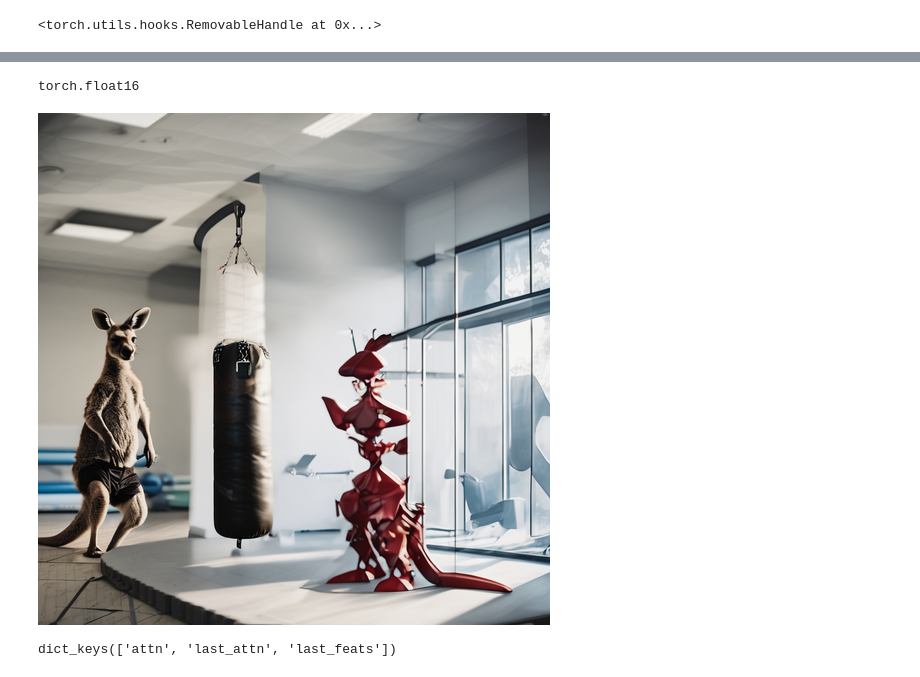
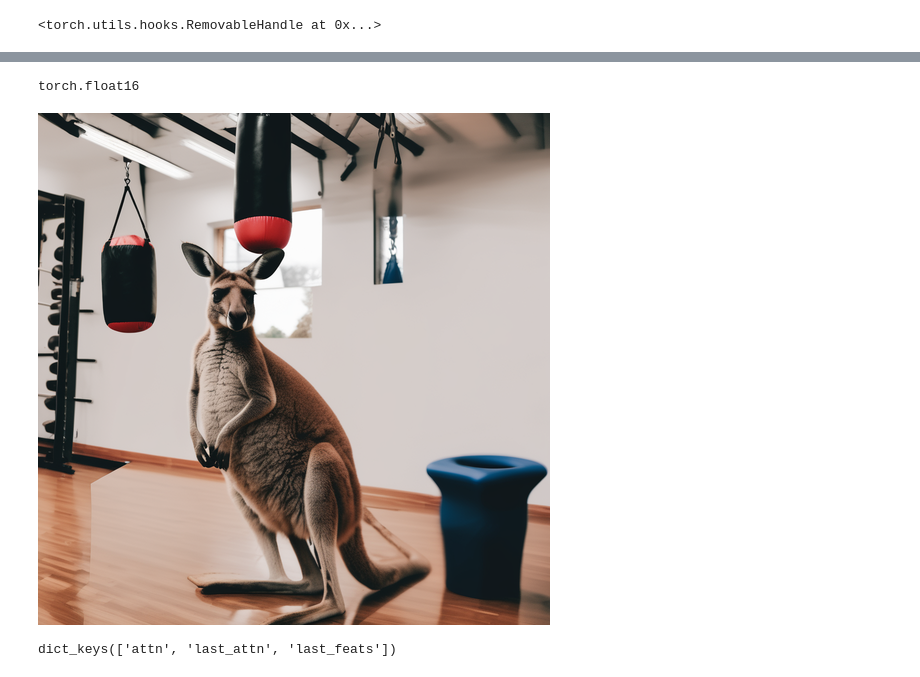
Before and after one commit to Palandr123/ML-project, a Jupyter notebook: Demo.ipynb, the cells around one changed output, grey strips where cells are left out. Cells and saved outputs as stored; diff of their text form; code cells hidden in the pictures.

```diff
--- a/Demo.ipynb
+++ b/Demo.ipynb
@@ -772,7 +758,7 @@ sg_edits = {
     ],
     'attn': [
         {
-        'words': ['photo', 'gym', 'punching bag'],
+        'words': ['photo', 'gym', 'kangaroo','punching bag'],
          'fn': SelfGuidanceEdits.silhouette,
          'kwargs': {
                  # 'dx': -0.5
@@ -791,7 +777,7 @@ sg_edits = {
          #   'weight': 0.7,
         #},
         {
-              'words': ['kangaroo'],
+              'words': ['punching bag'],
               'fn': SelfGuidanceEdits.change_centroid,
               'kwargs': {
                'shift': (.1, .1),
@@ -801,34 +787,34 @@ sg_edits = {
              # 'tgt': processed_aux
          },
         #{
         #'words': ['kangaroo'],
         # 'fn': SelfGuidanceEdits.silhouette,
         # 'kwargs': {
         #          'dx': -0.5,
         #          'sx': 1.5,
         #          'sy': 1.5,
         #     },
         #  'weight': 5.0,
         #  'tgt': processed_aux
         #},
     ]
 }
 
 # How many sampling steps to take
 num_inference_steps = 300 # @param {type:"integer"}
 # To avoid numerical underflow, scale loss by this amount and then divide gradients after backprop
 sg_loss_rescale = 1000. # @param {type: "number"}
 # Weight on self guidance term in sampling
 sg_grad_wt = 1000. # @param {type: "number"}
 # Step # to start self guidance.
 sg_t_start = 20 # @param {type:"integer"}
 # Step # to end self guidance.
 sg_t_end = 280 # @param {type:"integer"}
 out = base(prompt=[prompt]*n_img, sg_grad_wt=sg_grad_wt, sg_edits=sg_edits, num_inference_steps=num_inference_steps, sg_loss_rescale=sg_loss_rescale, debug=False, sg_t_start=sg_t_start, sg_t_end=sg_t_end, latents=latents).images
 concat_images(out)
 # %% [output]
 torch.float16
-[figure, old version]
+[figure, new version]
 # %%
 processed_aux.keys()
 # %% [output]
```
Also changed, not shown: parts of 3 cells of this notebook, 1 other file.
